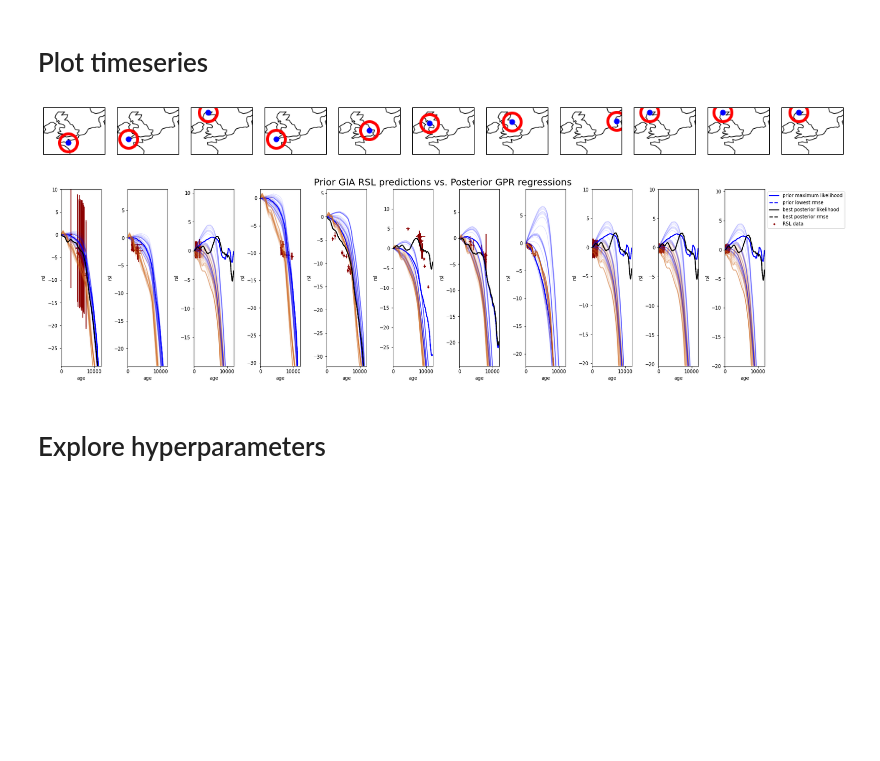
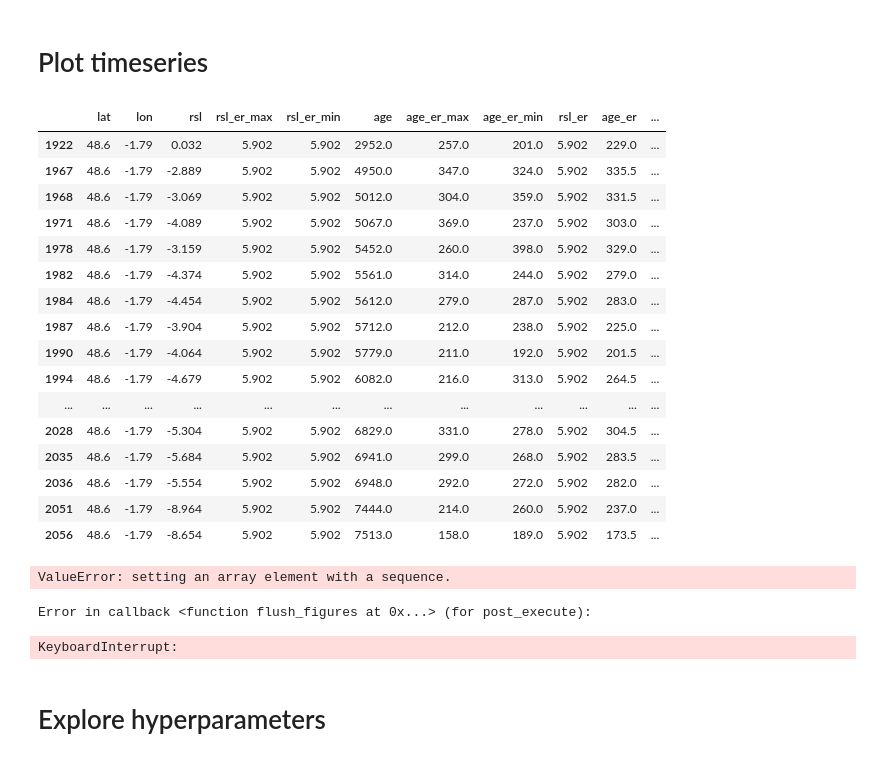
Before and after one commit to rcameronc/EU_LIG, a Jupyter notebook: rcc_notebooks/eu_lig_rccnotebook1_052020.ipynb, the cells around one changed output. Cells and saved outputs as stored; diff of their text form; code cells hidden in the pictures; blank space fills up the shorter version.

```diff
--- a/rcc_notebooks/eu_lig_rccnotebook1_052020.ipynb
+++ b/rcc_notebooks/eu_lig_rccnotebook1_052020.ipynb
@@ -663,5 +731,25 @@ plt.tight_layout()
 # %% [markdown]
 # Plot timeseries
+# %%
+site[1].
+# %% [output]
+|  | lat | lon | rsl | rsl_er_max | rsl_er_min | age | age_er_max | age_er_min | rsl_er | age_er | ... |
+| 1922 | 48.6 | -1.79 | 0.032 | 5.902 | 5.902 | 2952.0 | 257.0 | 201.0 | 5.902 | 229.0 | ... |
+| 1967 | 48.6 | -1.79 | -2.889 | 5.902 | 5.902 | 4950.0 | 347.0 | 324.0 | 5.902 | 335.5 | ... |
+| 1968 | 48.6 | -1.79 | -3.069 | 5.902 | 5.902 | 5012.0 | 304.0 | 359.0 | 5.902 | 331.5 | ... |
+| 1971 | 48.6 | -1.79 | -4.089 | 5.902 | 5.902 | 5067.0 | 369.0 | 237.0 | 5.902 | 303.0 | ... |
+| 1978 | 48.6 | -1.79 | -3.159 | 5.902 | 5.902 | 5452.0 | 260.0 | 398.0 | 5.902 | 329.0 | ... |
+| 1982 | 48.6 | -1.79 | -4.374 | 5.902 | 5.902 | 5561.0 | 314.0 | 244.0 | 5.902 | 279.0 | ... |
+| 1984 | 48.6 | -1.79 | -4.454 | 5.902 | 5.902 | 5612.0 | 279.0 | 287.0 | 5.902 | 283.0 | ... |
+| 1987 | 48.6 | -1.79 | -3.904 | 5.902 | 5.902 | 5712.0 | 212.0 | 238.0 | 5.902 | 225.0 | ... |
+| 1990 | 48.6 | -1.79 | -4.064 | 5.902 | 5.902 | 5779.0 | 211.0 | 192.0 | 5.902 | 201.5 | ... |
+| 1994 | 48.6 | -1.79 | -4.679 | 5.902 | 5.902 | 6082.0 | 216.0 | 313.0 | 5.902 | 264.5 | ... |
+| ... | ... | ... | ... | ... | ... | ... | ... | ... | ... | ... | ... |
+| 2028 | 48.6 | -1.79 | -5.304 | 5.902 | 5.902 | 6829.0 | 331.0 | 278.0 | 5.902 | 304.5 | ... |
+| 2035 | 48.6 | -1.79 | -5.684 | 5.902 | 5.902 | 6941.0 | 299.0 | 268.0 | 5.902 | 283.5 | ... |
+| 2036 | 48.6 | -1.79 | -5.554 | 5.902 | 5.902 | 6948.0 | 292.0 | 272.0 | 5.902 | 282.0 | ... |
+| 2051 | 48.6 | -1.79 | -8.964 | 5.902 | 5.902 | 7444.0 | 214.0 | 260.0 | 5.902 | 237.0 | ... |
+| 2056 | 48.6 | -1.79 | -8.654 | 5.902 | 5.902 | 7513.0 | 158.0 | 189.0 | 5.902 | 173.5 | ... |
 # %%
 #%%%%%%%%%%%%%% find best GIA models   %%%%%%%%%%%%%%#
 #%%%%%%%%%%%%%%%%%%%%%%%%%%%%%%%%%%%%%%%%%%%%%%%%%%%%#
@@ -689,7 +777,7 @@ trans = ccrs.LambertConformal(central_longitude=-10)
 
 colormark = ['blue', 'chocolate', 'darkred', 'crimson', 'olivedrab']
 
-number=14
+number=16
 
 df_nufsamps = locs_with_enoughsamples(df_place, place, number)
 nufsamp = df_nufsamps.locnum.unique()
@@ -787,8 +875,15 @@ for i, site in enumerate(df_nufsamps.groupby('locnum')):
                            label='best posterior rmse'
                           )
 
+#     ax[i].scatter(site[1].age,
+#                   site[1].rsl,
+#                   c=colormark[2],
+#                   s=4,
+#                   lw=2,
+#                   label='RSL data'
+#                  )
     ax[i].scatter(site[1].age,
-                  site[1].rsl,
+                  site[1].rsl_giatrue,
                   c=colormark[2],
                   s=4,
                   lw=2,
@@ -831,8 +926,9 @@ plt.suptitle(f"Prior GIA RSL predictions vs. Posterior GPR regressions", fontsiz
 
 plt.tight_layout()
 # %% [output]
-[figure, removed]
-[figure, removed]
+ValueError: setting an array element with a sequence.
+Error in callback <function flush_figures at 0x...> (for post_execute):
+KeyboardInterrupt:
 # %% [markdown]
 # Explore hyperparameters
 # %%
```
Also changed, not shown: parts of 15 cells of this notebook, 8 other files.
